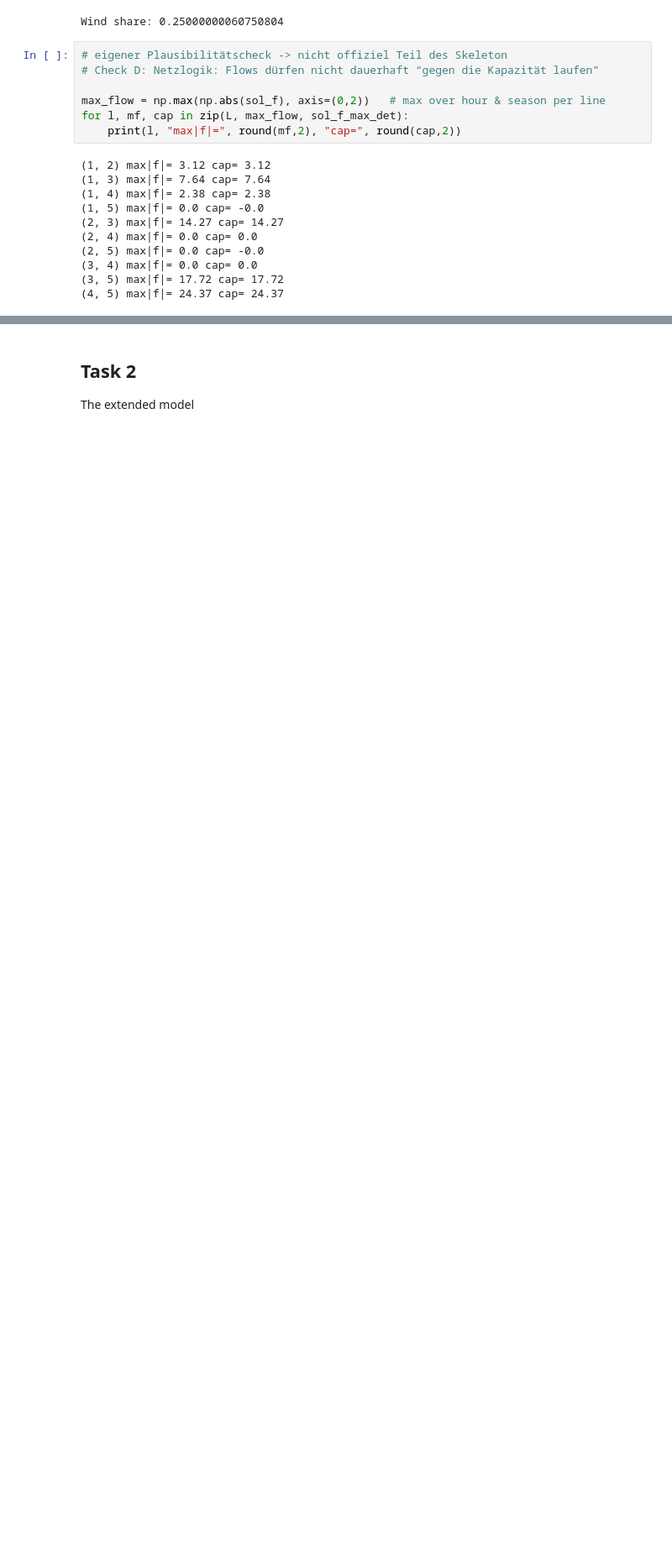
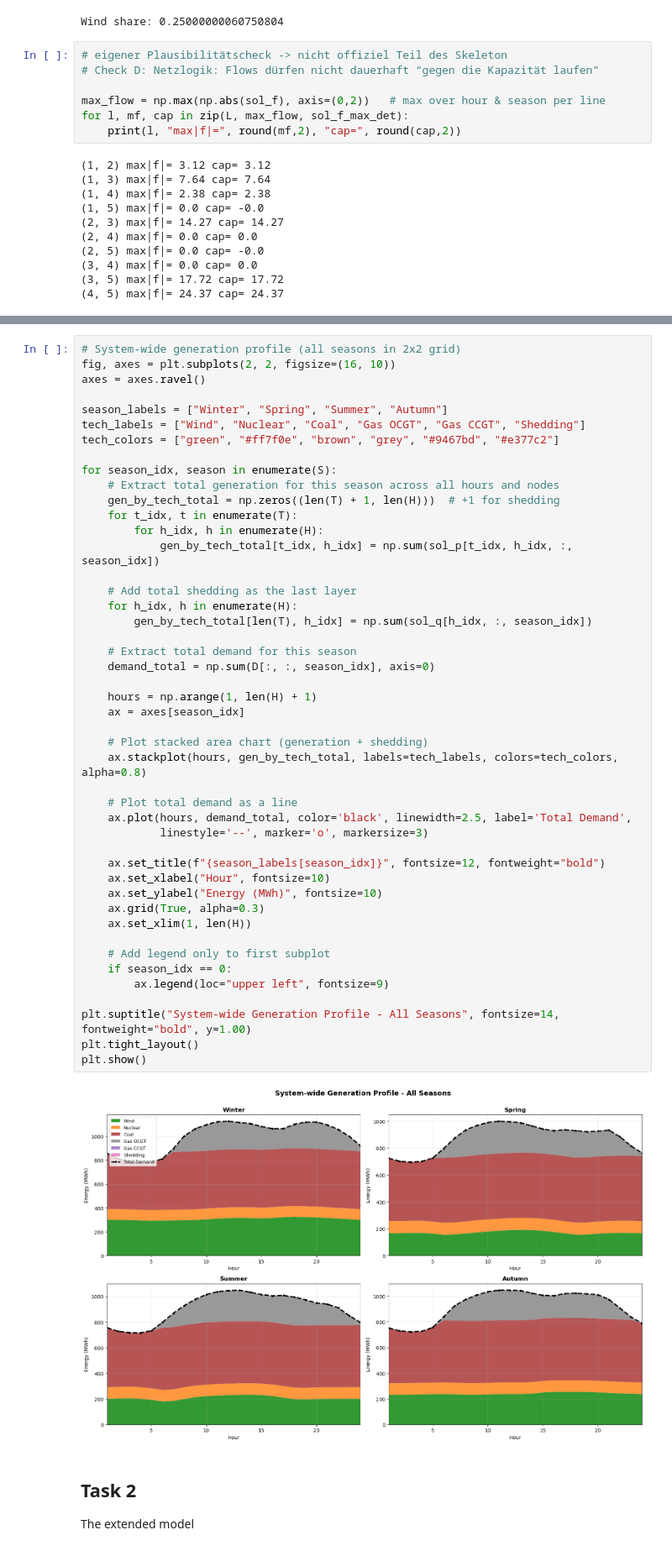
Before and after one commit to konnykny/liberalised_power_markets, a Jupyter notebook: Bonus_exercise_skeleton.ipynb, the cells around one changed output, grey strips where cells are left out. Shown at 84% size. Saved outputs shown, nothing was run; the diff lists cells and outputs as text; blank space fills up the shorter version.

```diff
--- a/Bonus_exercise_skeleton.ipynb
+++ b/Bonus_exercise_skeleton.ipynb
@@ -563,3 +801,51 @@ for l, mf, cap in zip(L, max_flow, sol_f_max_det):
+# %%
+# System-wide generation profile (all seasons in 2x2 grid)
+fig, axes = plt.subplots(2, 2, figsize=(16, 10))
+axes = axes.ravel()
+
+season_labels = ["Winter", "Spring", "Summer", "Autumn"]
+tech_labels = ["Wind", "Nuclear", "Coal", "Gas OCGT", "Gas CCGT", "Shedding"]
+tech_colors = ["green", "#ff7f0e", "brown", "grey", "#9467bd", "#e377c2"]
+
+for season_idx, season in enumerate(S):
+    # Extract total generation for this season across all hours and nodes
+    gen_by_tech_total = np.zeros((len(T) + 1, len(H)))  # +1 for shedding
+    for t_idx, t in enumerate(T):
+        for h_idx, h in enumerate(H):
+            gen_by_tech_total[t_idx, h_idx] = np.sum(sol_p[t_idx, h_idx, :, season_idx])
+
+    # Add total shedding as the last layer
+    for h_idx, h in enumerate(H):
+        gen_by_tech_total[len(T), h_idx] = np.sum(sol_q[h_idx, :, season_idx])
+
+    # Extract total demand for this season
+    demand_total = np.sum(D[:, :, season_idx], axis=0)
+
+    hours = np.arange(1, len(H) + 1)
+    ax = axes[season_idx]
+
+    # Plot stacked area chart (generation + shedding)
+    ax.stackplot(hours, gen_by_tech_total, labels=tech_labels, colors=tech_colors, alpha=0.8)
+
+    # Plot total demand as a line
+    ax.plot(hours, demand_total, color='black', linewidth=2.5, label='Total Demand',
+            linestyle='--', marker='o', markersize=3)
+
+    ax.set_title(f"{season_labels[season_idx]}", fontsize=12, fontweight="bold")
+    ax.set_xlabel("Hour", fontsize=10)
+    ax.set_ylabel("Energy (MWh)", fontsize=10)
+    ax.grid(True, alpha=0.3)
+    ax.set_xlim(1, len(H))
+
+    # Add legend only to first subplot
+    if season_idx == 0:
+        ax.legend(loc="upper left", fontsize=9)
+
+plt.suptitle("System-wide Generation Profile - All Seasons", fontsize=14, fontweight="bold", y=1.00)
+plt.tight_layout()
+plt.show()
+# %% [output]
+[figure, added]
 # %% [markdown]
 ## Task 2
 The extended model
```
Also changed, not shown: parts of 27 cells of this notebook, 3 other files.
